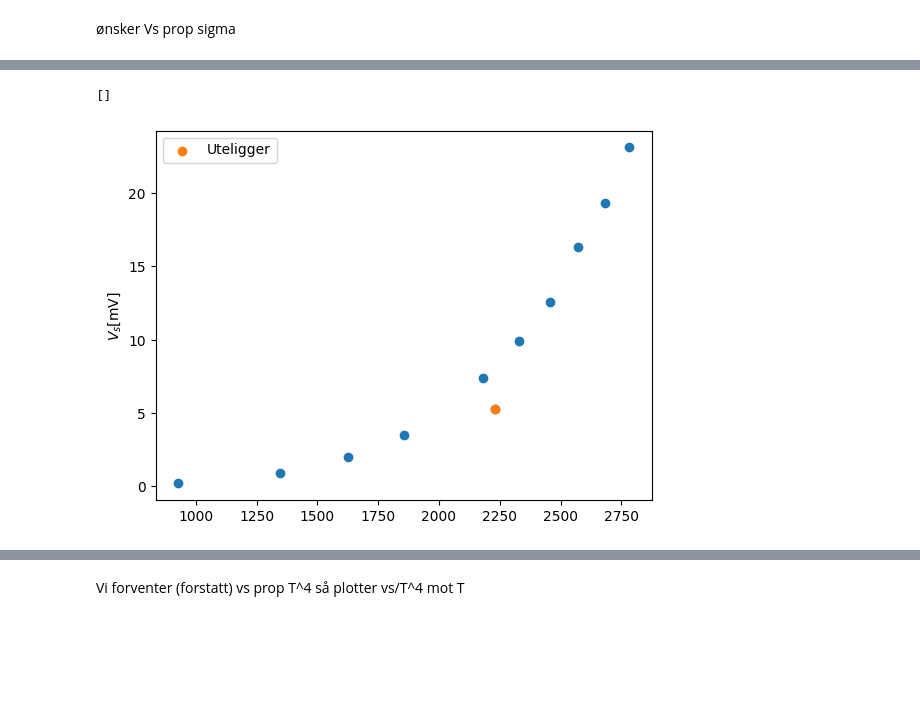
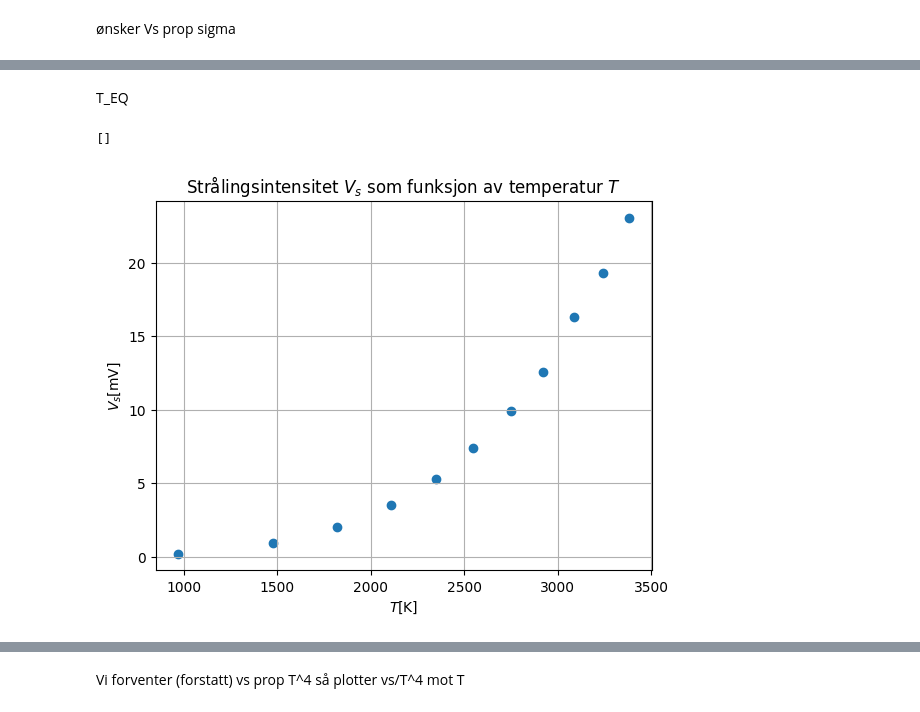
Before and after one commit to Oliver-BS/TFY4165-Termisk-Fysikk-lab, a Jupyter notebook: Heat-radiation/SB.ipynb, the cells around one changed output, grey strips where cells are left out. Drawn from its saved outputs; the diff is of its cells as text; code cells hidden in the pictures; blank space fills up the shorter version.

```diff
--- a/Heat-radiation/SB.ipynb
+++ b/Heat-radiation/SB.ipynb
@@ -102,9 +136,14 @@ array([ 927.77811971, 1348.11867137, 1625.8440751 , 1857.0629795 ,
+# %% [markdown]
+T_EQ
 # %%
-plt.scatter(Ttab,Vs)
-plt.scatter(Ttab[4],Vs[4],label='Uteligger')
-plt.legend()
+plt.scatter(Teq,Vs)
+#plt.scatter(Ttab[4],Vs[4],label='Uteligger')
+#plt.legend()
+plt.title(r"Strålingsintensitet $V_s$ som funksjon av temperatur $T$")
 plt.ylabel(r"$V_s[\text{mV}]$")
+plt.xlabel(r"$T[\text{K}]$")
+plt.grid()
 plt.plot()
 # %% [output]
 []
-[figure, old version]
+[figure, new version]
```
Also changed, not shown: parts of 16 cells of this notebook, 3 other files.
